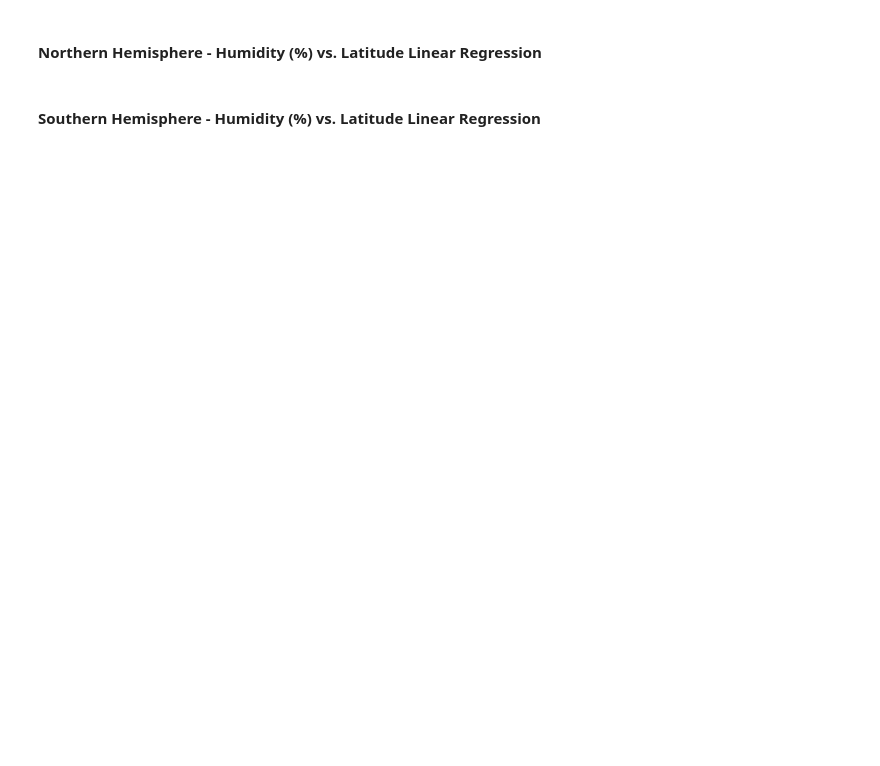
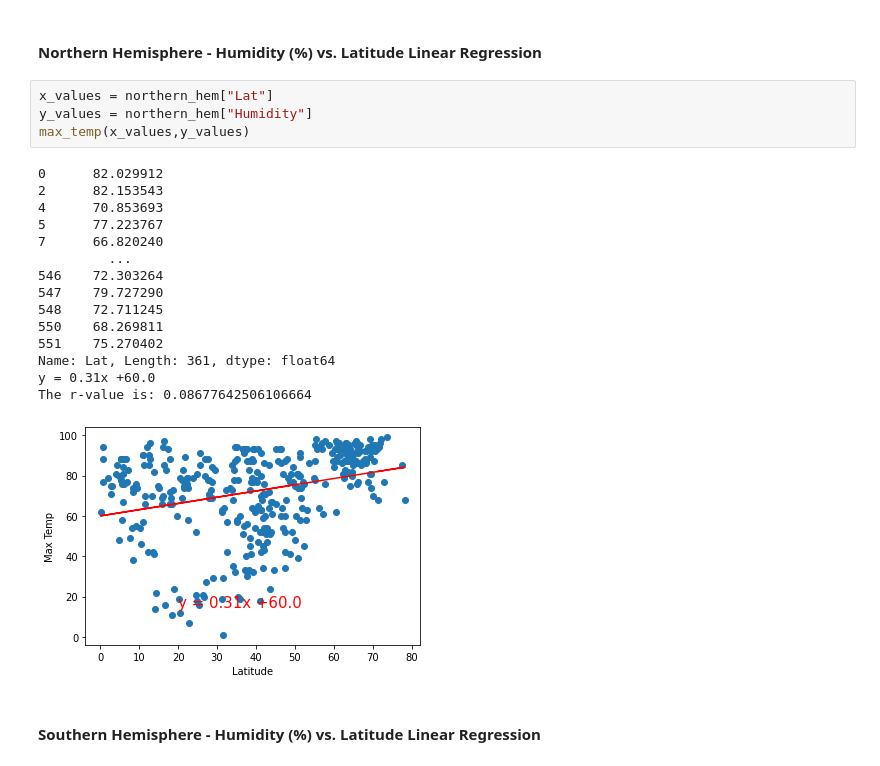
Before and after one commit to Jam0134/python-api-challenge-week-6, a Jupyter notebook: WeatherPy.ipynb, the cells around one changed output. Drawn from its saved outputs; the diff is of its cells as text; blank space fills up the shorter version.

```diff
--- a/WeatherPy.ipynb
+++ b/WeatherPy.ipynb
@@ -327,4 +432,24 @@ plt.grid (b=True,which="major",axis="both",linestyle="-",color="red")
 # %% [markdown]
 ####  Northern Hemisphere - Humidity (%) vs. Latitude Linear Regression
+# %%
+x_values = northern_hem["Lat"]
+y_values = northern_hem["Humidity"]
+max_temp(x_values,y_values)
+# %% [output]
+0      82.029912
+2      82.153543
+4      70.853693
+5      77.223767
+7      66.820240
+         ...
+546    72.303264
+547    79.727290
+548    72.711245
+550    68.269811
+551    75.270402
+Name: Lat, Length: 361, dtype: float64
+y = 0.31x +60.0
+The r-value is: 0.08677642506106664
+[figure, added]
 # %% [markdown]
 ####  Southern Hemisphere - Humidity (%) vs. Latitude Linear Regression
```
Also changed, not shown: parts of 20 cells of this notebook, 2 other files.
